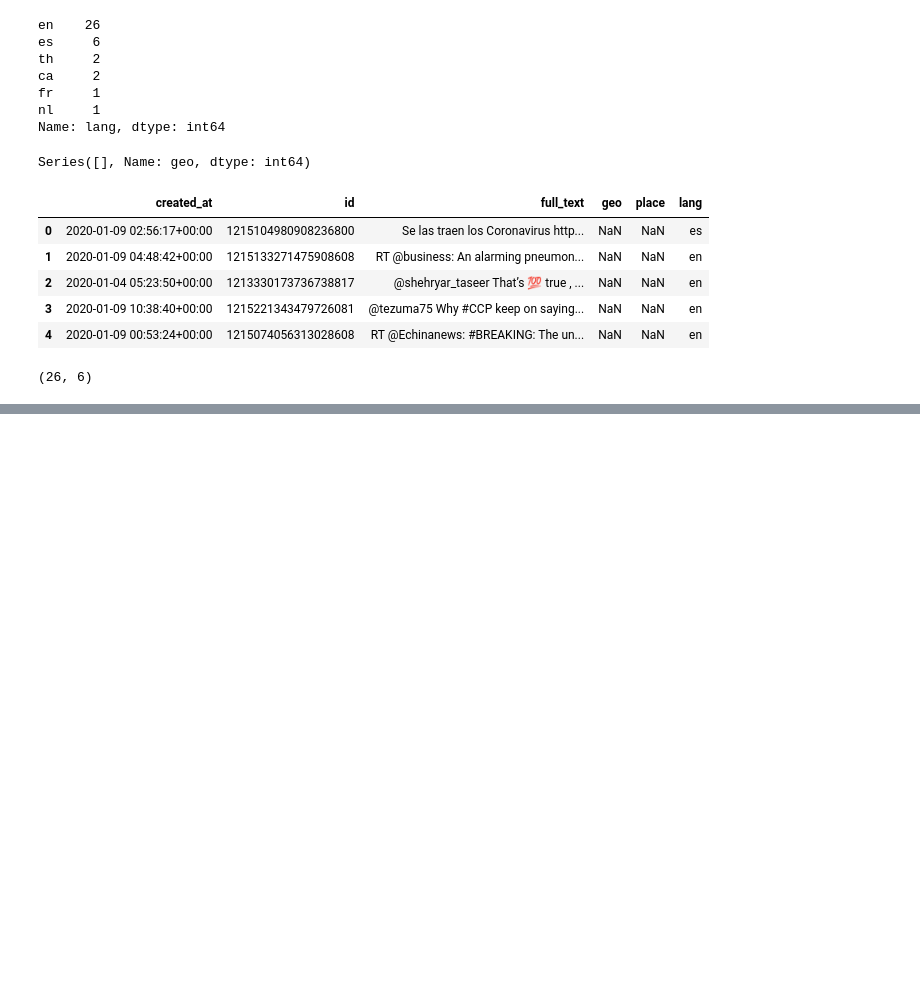
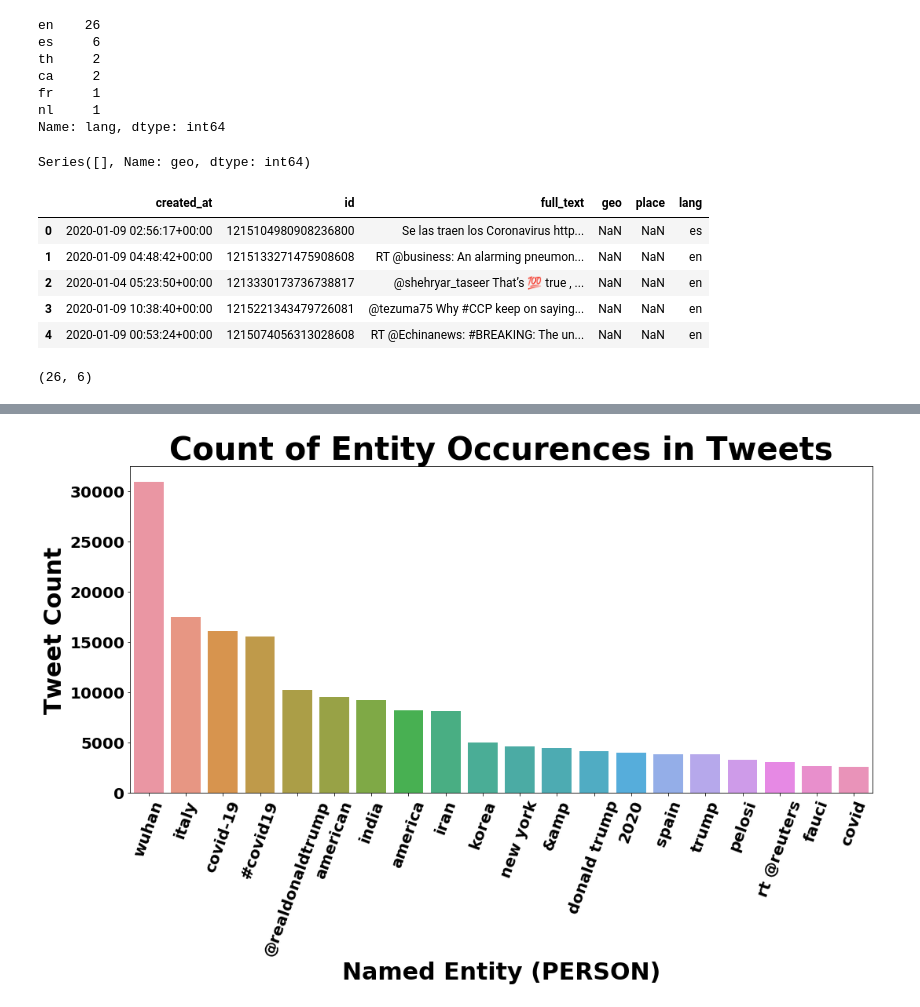
Before and after one commit to cravenre/Twitter_sentiment_in_pandemic, a Jupyter notebook: initial_exploration_cleaning.ipynb, the cells around one changed output, grey strips where cells are left out. Drawn from its saved outputs; the diff is of its cells as text; code cells hidden in the pictures; blank space fills up the shorter version.

```diff
--- a/initial_exploration_cleaning.ipynb
+++ b/initial_exploration_cleaning.ipynb
@@ -402,0 +637,4 @@ clean_chunks_0 = pd.concat(clean_chunks, ignore_index=True)
+# %%
+ent_count_plot('PERSON')
+# %% [output]
+[figure, added]
```
Also changed, not shown: parts of 97 cells of this notebook.
